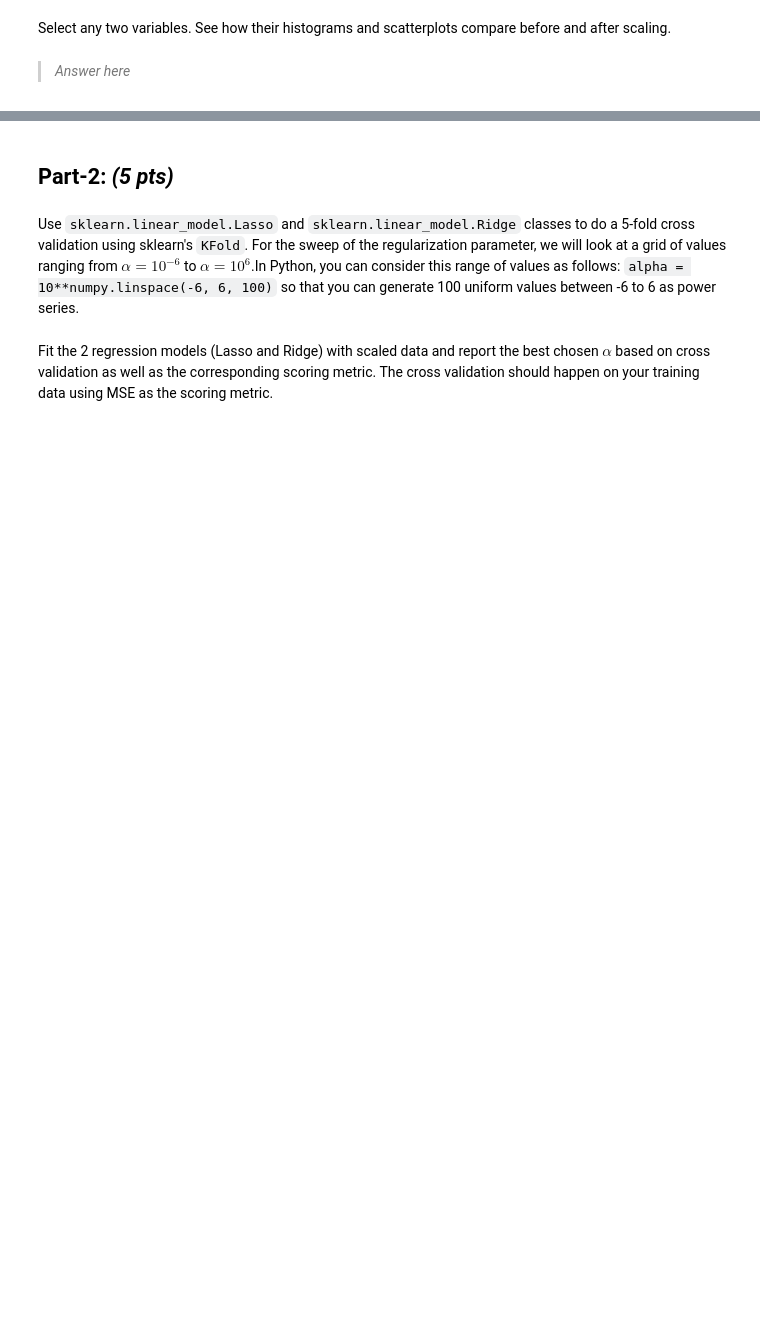
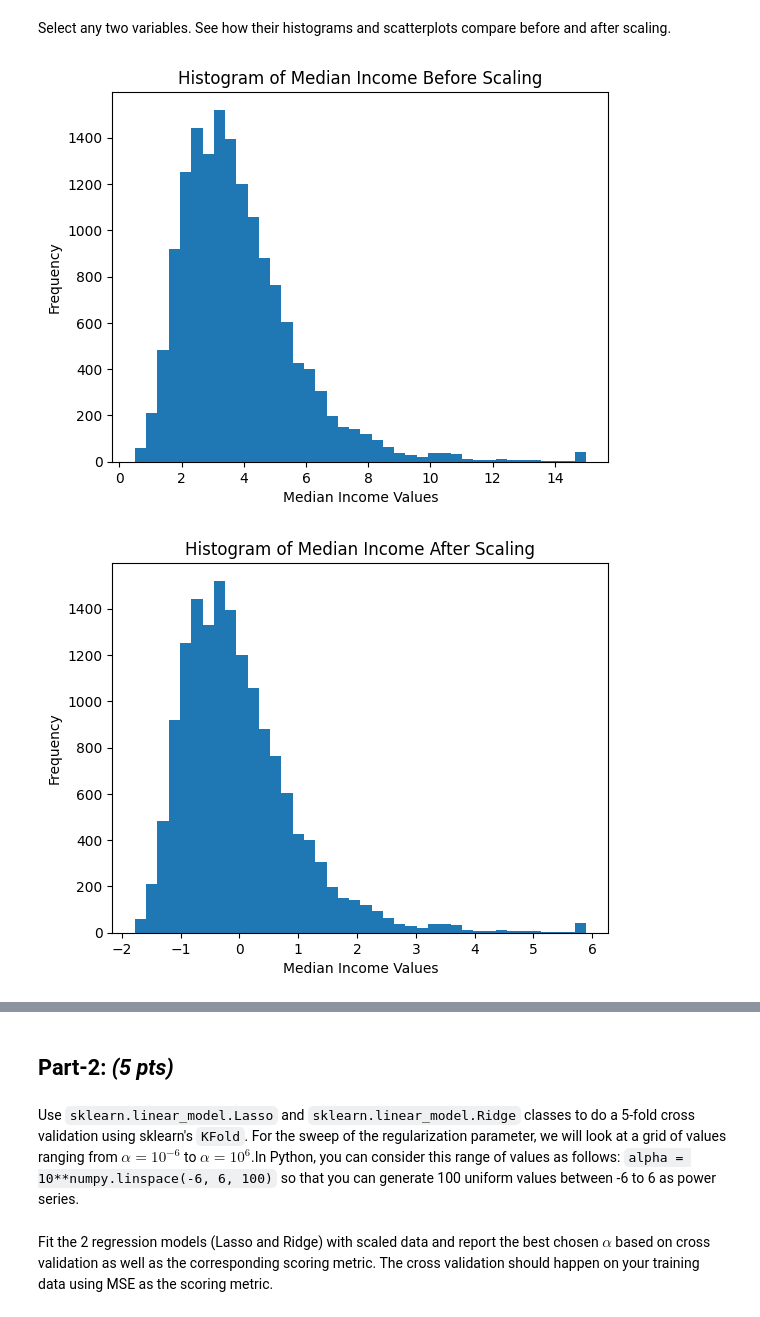
Before and after one commit to psinha25/ece381-aml, a Jupyter notebook: hw1/HW_1.ipynb, the cells around one changed output, grey strips where cells are left out. Saved outputs shown, nothing was run; the diff lists cells and outputs as text; code cells hidden in the pictures; blank space fills up the shorter version.

```diff
--- a/hw1/HW_1.ipynb
+++ b/hw1/HW_1.ipynb
@@ -149,14 +149,14 @@ df.head()
 Split the data into a training set (75% of data) and a test set (25% of data), using the train_test_split function with random_state = 50.
 # %%
 ##  START CODE  ## (1 line of code)
-X_train, X_test, y_train, y_test = None
+X_train, X_test, y_train, y_test = train_test_split(X, Y, test_size=0.25, random_state=50)
 ##  END CODE    ##
 # %% [markdown]
 Scale the data (not including target) so that each of the independent variables would have zero mean and unit variance. You can use the sklearn.preprocessing.scale function for this.
 # %%
 ##  START CODE  ## (2 lines of code)
-Xscaled_train = None
-Xscaled_test = None
+Xscaled_train = preprocessing.scale(X_train)
+Xscaled_test = preprocessing.scale(X_test)
 ##  END CODE    ##
 
 y_train = y_train.to_numpy()
@@ -165,4 +167,6 @@ y_test = y_test.to_numpy()
 Print the first 5 rows of the training set after scaling
 # %%
 ##  START CODE  ##
+df_xscaled_train = pd.DataFrame(Xscaled_train, columns=X_train.columns)
+df_xscaled_train.head()
 ##  END CODE    ##
@@ -174,2 +182,46 @@ Select any two variables. See how their histograms and scatterplots compare befo
-# %% [markdown]
-> *Answer here*
+# %%
+##  START CODE  ##
+
+# Variable 1: Median Income Histograms
+plt.hist(X_train['median_income'], bins=40)
+plt.xlabel('Median Income Values')
+plt.ylabel('Frequency')
+plt.title('Histogram of Median Income Before Scaling')
+plt.show()
+
+plt.hist(df_xscaled_train['median_income'], bins=40)
+plt.xlabel('Median Income Values')
+plt.ylabel('Frequency')
+plt.title('Histogram of Median Income After Scaling')
+plt.show()
+
+# Variable 2: Total rooms
+plt.hist(X_train['total_rooms'], bins=40)
+plt.xlabel('Total Rooms Values')
+plt.ylabel('Frequency')
+plt.title('Histogram of Total Rooms Before Scaling')
+plt.show()
+
+plt.hist(df_xscaled_train['total_rooms'], bins=40)
+plt.xlabel('Total Rooms Values')
+plt.ylabel('Frequency')
+plt.title('Histogram of Total Rooms After Scaling')
+plt.show()
+
+# Scatterplots
+plt.scatter(X_train['median_income'], X_train['total_rooms'])
+plt.xlabel('Median Income')
+plt.ylabel('Total Rooms')
+plt.title('Scatterplot Before Scaling')
+plt.show()
+
+plt.scatter(df_xscaled_train['median_income'], df_xscaled_train['total_rooms'])
+plt.xlabel('Median Income')
+plt.ylabel('Total Rooms')
+plt.title('Scatterplot After Scaling')
+plt.show()
+
+##  END CODE    ##
+# %% [output]
+[figure, added]
+[figure, added]
```
Also changed, not shown: parts of 13 cells of this notebook, 2 other files.
